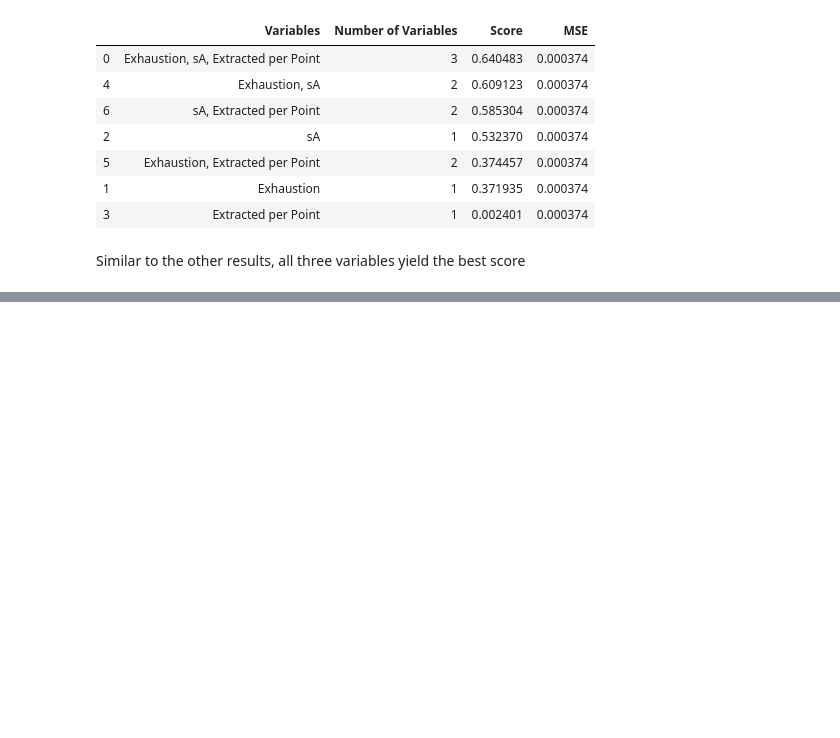
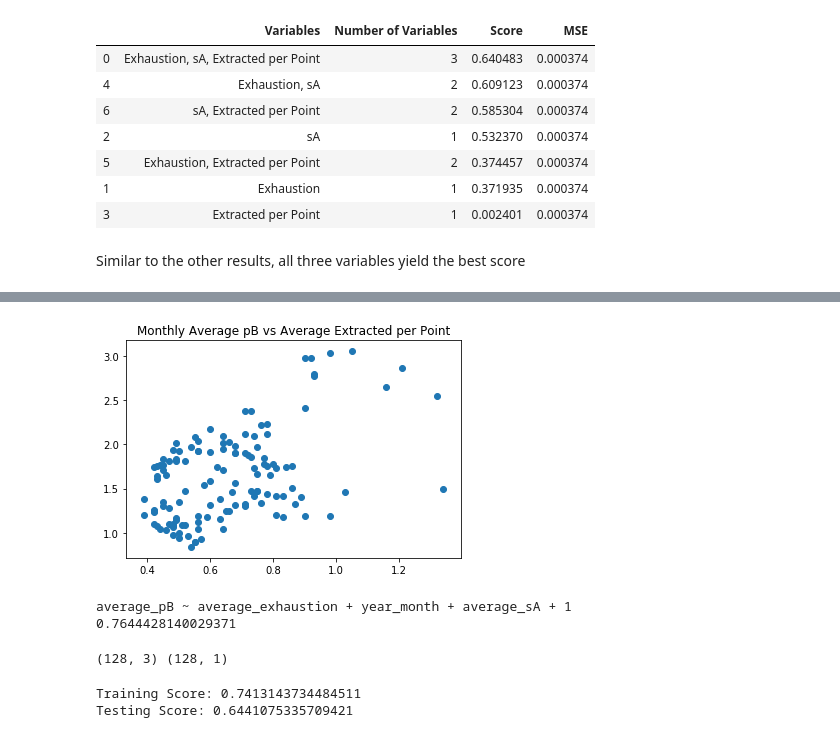
Before and after one commit to ngoodweiler/Data-Analytics-Final_Project, a Jupyter notebook: Regression_testing_monthly.ipynb, the cells around one changed output, grey strips where cells are left out. Drawn from its saved outputs; the diff is of its cells as text; code cells hidden in the pictures; blank space fills up the shorter version.

Commit message:
pB,pC,pD regression testing

```diff
--- a/Regression_testing_monthly.ipynb
+++ b/Regression_testing_monthly.ipynb
@@ -346,0 +362,21 @@ Similar to the other results, all three variables yield the best score
+# %%
+plt.scatter(monthly_composite['average_percent_extracted_per_point'],monthly_composite['average_pB'])
+plt.title('Monthly Average pB vs Average Extracted per Point')
+plt.show()
+# %% [output]
+[figure, added]
+# %%
+monthly_composite = monthly_composite[['year_month','average_exhaustion','average_sA','average_percent_extracted_per_point','average_pB']].dropna()
+monthly_sel = monthly_composite.copy()
+model = forward_selected(monthly_sel,'average_pB')
+print (model.model.formula)
+print(model.rsquared_adj)
+# %% [output]
+average_pB ~ average_exhaustion + year_month + average_sA + 1
+0.7644428140029371
+# %%
+X = monthly_composite[['average_exhaustion','average_sA','average_percent_extracted_per_point']]
+y = monthly_composite['average_pB'].values.reshape(-1,1)
+print(X.shape,y.shape)
+# %% [output]
+(128, 3) (128, 1)
@@ -346,0 +386,9 @@ Similar to the other results, all three variables yield the best score
+# %%
+model.fit(X_train,y_train)
+training_score = model.score(X_train,y_train)
+testing_score = model.score(X_test,y_test)
+print(f'Training Score: {training_score}')
+print(f'Testing Score: {testing_score}')
+# %% [output]
+Training Score: 0.7413143734484511
+Testing Score: 0.6441075335709421
```
Also changed, not shown: parts of 9 cells of this notebook.
